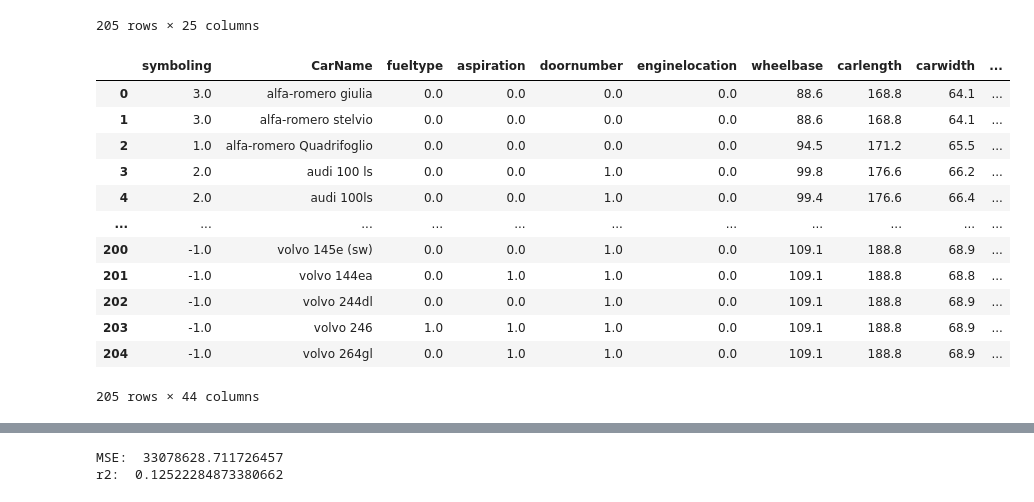
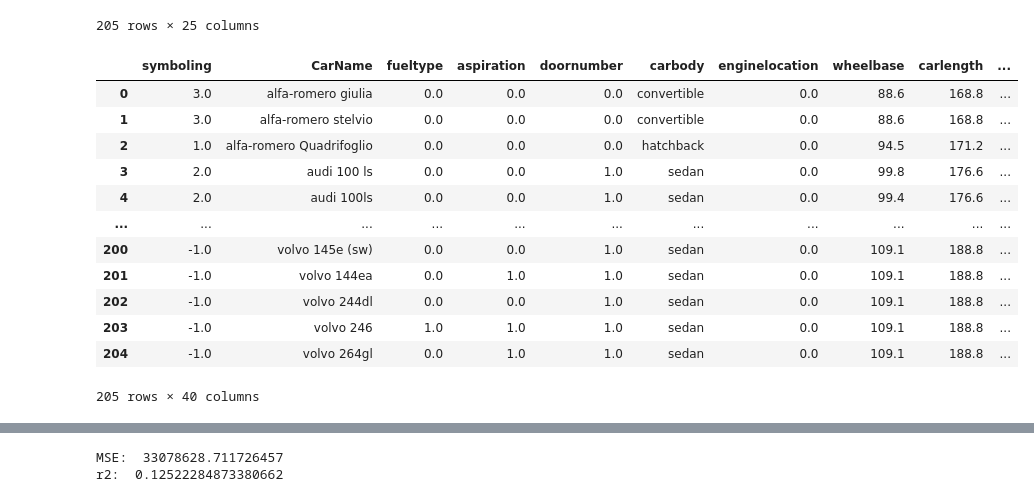
Before and after one commit to Katlynn23/Project1, a Jupyter notebook: Project1.ipynb, the cells around one changed output, grey strips where cells are left out. Saved outputs shown, nothing was run; the diff lists cells and outputs as text; code cells hidden in the pictures.

```diff
--- a/Project1.ipynb
+++ b/Project1.ipynb
@@ -32,25 +32,25 @@ Mounted at /content/drive
 # %%
 car['cylindernumber'].replace(["two","three","four","five","six","eight","twelve"],[2,3,4,5,6,8,12],inplace=True)
 car['fueltype'].replace(['gas','diesel'],[0,1],inplace=True)
 car['aspiration'].replace(['std','turbo'],[0,1],inplace=True)
 car['doornumber'].replace(['two','four'],[0,1],inplace=True)
 car['enginelocation'].replace(['front','rear'],[0,1],inplace=True)
-car_dummy=pd.get_dummies(car,columns=['carbody','drivewheel','enginetype','fuelsystem'])
+car_dummy=pd.get_dummies(car,columns=['drivewheel','enginetype','fuelsystem'])
 car_dummy
 # %% [output]
-|  | symboling | CarName | fueltype | aspiration | doornumber | enginelocation | wheelbase | carlength | carwidth | ... |
-| 0 | 3.0 | alfa-romero giulia | 0.0 | 0.0 | 0.0 | 0.0 | 88.6 | 168.8 | 64.1 | ... |
-| 1 | 3.0 | alfa-romero stelvio | 0.0 | 0.0 | 0.0 | 0.0 | 88.6 | 168.8 | 64.1 | ... |
-| 2 | 1.0 | alfa-romero Quadrifoglio | 0.0 | 0.0 | 0.0 | 0.0 | 94.5 | 171.2 | 65.5 | ... |
-| 3 | 2.0 | audi 100 ls | 0.0 | 0.0 | 1.0 | 0.0 | 99.8 | 176.6 | 66.2 | ... |
-| 4 | 2.0 | audi 100ls | 0.0 | 0.0 | 1.0 | 0.0 | 99.4 | 176.6 | 66.4 | ... |
+|  | symboling | CarName | fueltype | aspiration | doornumber | carbody | enginelocation | wheelbase | carlength | ... |
+| 0 | 3.0 | alfa-romero giulia | 0.0 | 0.0 | 0.0 | convertible | 0.0 | 88.6 | 168.8 | ... |
+| 1 | 3.0 | alfa-romero stelvio | 0.0 | 0.0 | 0.0 | convertible | 0.0 | 88.6 | 168.8 | ... |
+| 2 | 1.0 | alfa-romero Quadrifoglio | 0.0 | 0.0 | 0.0 | hatchback | 0.0 | 94.5 | 171.2 | ... |
+| 3 | 2.0 | audi 100 ls | 0.0 | 0.0 | 1.0 | sedan | 0.0 | 99.8 | 176.6 | ... |
+| 4 | 2.0 | audi 100ls | 0.0 | 0.0 | 1.0 | sedan | 0.0 | 99.4 | 176.6 | ... |
 | ... | ... | ... | ... | ... | ... | ... | ... | ... | ... | ... |
-| 200 | -1.0 | volvo 145e (sw) | 0.0 | 0.0 | 1.0 | 0.0 | 109.1 | 188.8 | 68.9 | ... |
-| 201 | -1.0 | volvo 144ea | 0.0 | 1.0 | 1.0 | 0.0 | 109.1 | 188.8 | 68.8 | ... |
-| 202 | -1.0 | volvo 244dl | 0.0 | 0.0 | 1.0 | 0.0 | 109.1 | 188.8 | 68.9 | ... |
-| 203 | -1.0 | volvo 246 | 1.0 | 1.0 | 1.0 | 0.0 | 109.1 | 188.8 | 68.9 | ... |
-| 204 | -1.0 | volvo 264gl | 0.0 | 1.0 | 1.0 | 0.0 | 109.1 | 188.8 | 68.9 | ... |
+| 200 | -1.0 | volvo 145e (sw) | 0.0 | 0.0 | 1.0 | sedan | 0.0 | 109.1 | 188.8 | ... |
+| 201 | -1.0 | volvo 144ea | 0.0 | 1.0 | 1.0 | sedan | 0.0 | 109.1 | 188.8 | ... |
+| 202 | -1.0 | volvo 244dl | 0.0 | 0.0 | 1.0 | sedan | 0.0 | 109.1 | 188.8 | ... |
+| 203 | -1.0 | volvo 246 | 1.0 | 1.0 | 1.0 | sedan | 0.0 | 109.1 | 188.8 | ... |
+| 204 | -1.0 | volvo 264gl | 0.0 | 1.0 | 1.0 | sedan | 0.0 | 109.1 | 188.8 | ... |
-205 rows × 44 columns
+205 rows × 40 columns
 # %%
 car.isna().any()
 # %% [output]
```
Also changed, not shown: parts of 13 cells of this notebook.
